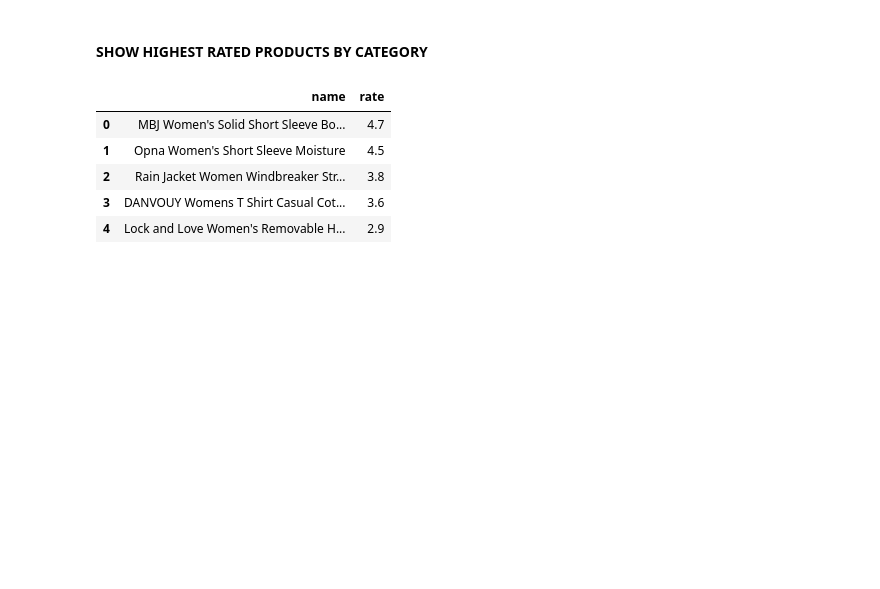
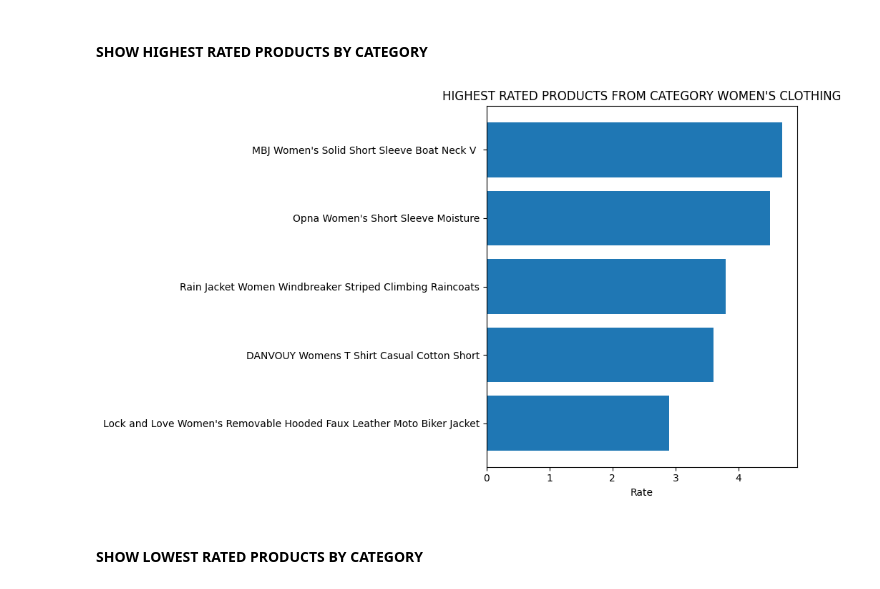
Before and after one commit to MatiasCaraballo/Store-, a Jupyter notebook: fakestore.ipynb, the cells around one changed output. Cells and saved outputs as stored; diff of their text form; code cells hidden in the pictures; blank space fills up the shorter version.

Commit message:
fix: visualization by categories

```diff
--- a/fakestore.ipynb
+++ b/fakestore.ipynb
@@ -389,8 +395,0 @@ LIMIT 5;
-# %%
-conn = mysql.connector.connect(
-    host=host,
-    user=user,
-    password=password,
-    database='store'
-)
-cursor = conn.cursor()
@@ -431,8 +422,0 @@ LIMIT 5
-# %%
-conn = mysql.connector.connect(
-    host=host,
-    user=user,
-    password=password,
-    database='store'
-)
-cursor = conn.cursor()
@@ -486,25 +451,40 @@ if category not in categories_list:
     raise ValueError('Invalid category ID')
 # %%
 query = '''
-SELECT p1.name,
-    p2.rate
-FROM products AS p1
-INNER JOIN ratings AS p2
-ON p1.rating_id = p2.id
-WHERE p1.category_id = (%s)
-ORDER BY rate DESC, count DESC LIMIT 5;'''
+    SELECT p1.name,
+        p2.rate,
+        p3.name as category
+    FROM products AS p1
+    INNER JOIN ratings AS p2
+        ON p1.rating_id = p2.id
+    INNER JOIN categories AS p3
+        ON p1.category_id = p3.id
+    WHERE p1.category_id = (%s)
+    ORDER BY rate DESC, count DESC
+    LIMIT 5;
+'''
+
 params = [category]
 
 cursor.execute(query,params)
 
 rows = cursor.fetchall()
 
+df = pd.DataFrame(rows, columns=["name","rate","category"])
 
-df = pd.DataFrame(rows, columns=["name", "rate"])
+#GETS THE NAME FROM THE CATEGORY
+category_name = df['category'][0]
+
+df = df.sort_values(by='rate',ascending=True)
+
+plt.figure(figsize=(10, 6))
+plt.barh(df["name"], df["rate"])
+plt.xlabel("Rate")
+plt.title(f"HIGHEST RATED PRODUCTS FROM CATEGORY {category_name.upper()}")
+plt.tight_layout()
+
+plt.show()
 # %% [output]
-|  | name | rate |
-| 0 | MBJ Women's Solid Short Sleeve Bo... | 4.7 |
-| 1 | Opna Women's Short Sleeve Moisture | 4.5 |
-| 2 | Rain Jacket Women Windbreaker Str... | 3.8 |
-| 3 | DANVOUY Womens T Shirt Casual Cot... | 3.6 |
-| 4 | Lock and Love Women's Removable H... | 2.9 |
+[figure, added]
+# %% [markdown]
+#### SHOW LOWEST RATED PRODUCTS BY CATEGORY
```
Also changed, not shown: parts of 19 cells of this notebook.
